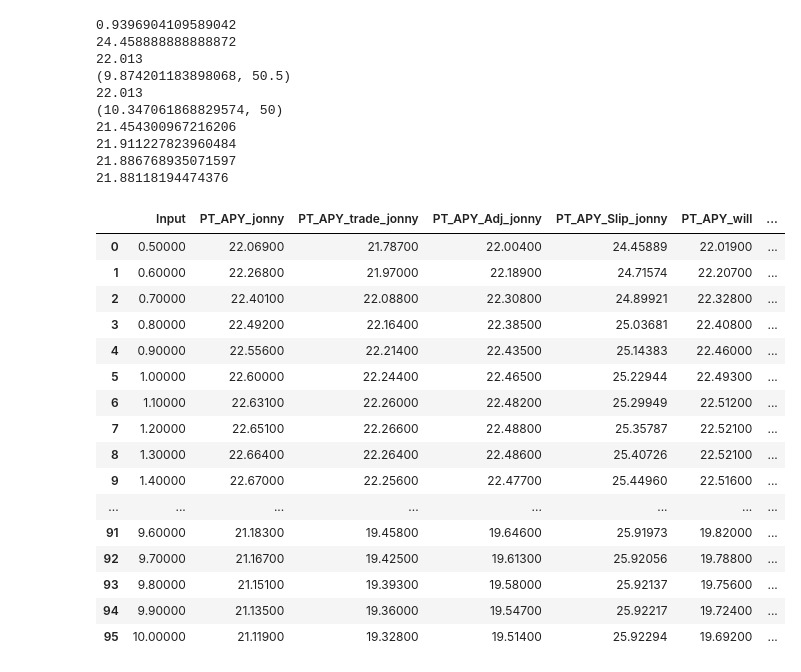
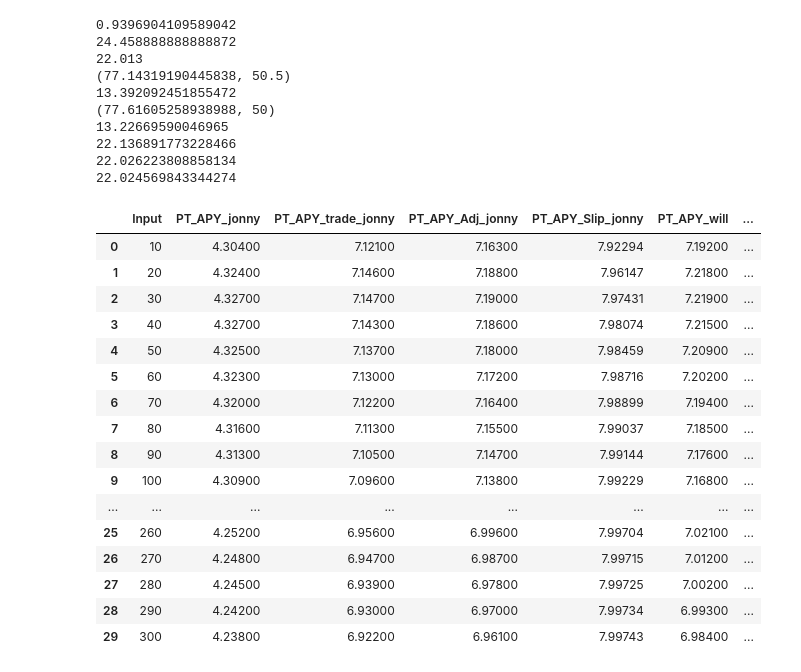
Before and after one commit to delvtech/agent0, a Jupyter notebook: ytc_closed_form_calcs.ipynb, the cells around one changed output. Drawn from its saved outputs; the diff is of its cells as text; code cells hidden in the pictures.

```diff
--- a/ytc_closed_form_calcs.ipynb
+++ b/ytc_closed_form_calcs.ipynb
@@ -11,14 +11,14 @@ from PricingModels import *
 cols = ["apy","time_stretch","x_reserves","y_reserves","amount","apy_after_slippage","slippage"]
 data=[]
 for APY in np.arange(1, 51, 1):
-    time_stretch = 297.80126 /( 4.32257 * APY)
+    time_stretch = Element_Pricing_Model.calc_time_stretch(APY)
     days_until_maturity = 90
     t = days_until_maturity/(365*time_stretch)
     T = days_until_maturity/365
     g = .1
     y_reserves = 1
     x_reserves = Element_Pricing_Model.calc_x_reserves(APY,y_reserves,days_until_maturity,time_stretch)
-    total_supply=x_reserves
+    total_supply=x_reserves+y_reserves
     max_trade = Element_Pricing_Model.calc_max_trade(y_reserves+total_supply,x_reserves,t)-.0001
     for amount in np.arange(max_trade, max_trade/100, -max_trade/100):
         (without_fee_or_slippage,with_fee,without_fee,fee) = Element_Pricing_Model.calc_out_given_in(amount,y_reserves+total_supply,x_reserves,"base",g,t)
@@ -112,7 +112,7 @@ APY_speculated = 30
 APY_target = 40
 term_length = 90
 liquidity = 50
-time_stretch = 8
+time_stretch = Element_Pricing_Model.calc_time_stretch(APY_speculated)
 gas_fee = 0.0019
 input_amount = .5
 N= 10
@@ -133,7 +133,7 @@ pt_apy = (1- output_amount/input_amount)/T * 100
 print(pt_apy)
 
 y_after=liquidity+input_amount
-x_after=y_after/((1-T*(pt_apy/100))**(-1/t)-1)
+x_after=Element_Pricing_Model.calc_x_reserves(pt_apy,y_after,term_length,time_stretch)
 print((x_after,y_after))
 print((1-1/(pow((y_after+x_after)/x_after,t)))/T *100)
 y_before=liquidity
@@ -142,7 +142,7 @@ print((x_before,y_before))
 pt_apy_before = (1-1/(pow((y_before+x_before)/x_before,t)))/T *100
 print(pt_apy_before)
 
-total_supply = x_after
+total_supply = x_after+y_after
 k = (y_after + total_supply)**(1-t) + x_after**(1-t)
 j = input_amount
 #i = x_after - pow(k-pow(y_after + total_supply + j,1-t),1/(1-t))
@@ -154,13 +154,13 @@ print((1-(j / i))/T * 100 + (1-1/(pow((y_before+x_before)/x_before,t)))/T)
 0.9396904109589042
 24.458888888888872
 22.013
-(9.874201183898068, 50.5)
-22.013
-(10.347061868829574, 50)
-21.454300967216206
-21.911227823960484
-21.886768935071597
-21.88118194474376
+(77.14319190445838, 50.5)
+13.392092451855472
+(77.61605258938988, 50)
+13.22669590046965
+22.136891773228466
+22.026223808858134
+22.024569843344274
 # %%
 import pandas as pd
 import numpy as np
@@ -171,12 +171,10 @@ def jonny(speculated_interest=8,input_amount=.5,\
           gas_fee=0.0019,target_interest=16):
     t = (days_maturity-days_matured) / (365 * time_stretch)
     T = (days_maturity-days_matured) / 365
-    y_start = liquidity
     g = .1
     accumulated_interest = input_amount * days_matured/365 * speculated_interest/100
     A = ((input_amount)*(speculated_interest/100)*T-(target_interest/1000)*input_amount*T-gas_fee)/input_amount
     resulting_pt_apy = A/T*100
-    x_start=y_start/((1-T*(resulting_pt_apy/100))**(-1/t)-1)
     unit_price = 1-A
     expenditure=input_amount-unit_price*input_amount+gas_fee+accumulated_interest
     received = (input_amount * speculated_interest / 100) * (days_maturity) / 365
@@ -187,8 +185,8 @@ def jonny(speculated_interest=8,input_amount=.5,\
     # calculate pre-slippage
     pt_apy = (1- output_amount/input_amount)/T * 100
     y_after=liquidity+input_amount
-    x_after=y_after/((1-T*(pt_apy/100))**(-1/t)-1)
-    total_supply = x_after
+    x_after=Element_Pricing_Model.calc_x_reserves(pt_apy,y_after,(days_maturity - days_matured),time_stretch)
+    total_supply = x_after + y_after
     k = (y_after + total_supply)**(1-t) + x_after**(1-t)
     j = input_amount
     i = y_after + total_supply - pow(k-pow(x_after + j,1-t),1/(1-t))
@@ -202,7 +200,7 @@ def jonny(speculated_interest=8,input_amount=.5,\
     #slippage_ratio = APY_slippage/APY
     #slippage_ratio/APY_slippage = 1/APY
     #APY_slippage/slippage_ratio = APY
-    slippage_ratio = 1.26110 * (input_amount/max_trade) + 0.99053
+    slippage_ratio =  0.68583 * (input_amount/max_trade) + 0.99201
 
 
     row = []
@@ -250,8 +248,8 @@ def will(yield_interest = 8, starting_fyt_interest = 1,
     applied_interest = (days_maturity - days_matured) / 365 * current_interest
 
     y_start = liquidity
-    x_start = y_start/((1-applied_interest/100)**(-1/t)-1)
-    total_supply = x_start
+    x_start = Element_Pricing_Model.calc_x_reserves(current_interest,y_start,(days_maturity - days_matured),time_stretch)
+    total_supply = x_start + y_start
 
     k = (y_start + total_supply)**(1-t) + x_start**(1-t)
     j = input_amount - accumulated_interest
@@ -280,17 +278,17 @@ def will(yield_interest = 8, starting_fyt_interest = 1,
 
     current_interest = current_interest - step_size
 # %%
-APY_speculated = 30
-APY_target = 40
+APY_speculated = 10
+APY_target = 20
 term_length = 90
-liquidity = 50
-time_stretch = 297.80126 /( 4.32257 * APY_speculated)
+liquidity = 10000000/2500
+time_stretch = Element_Pricing_Model.calc_time_stretch(APY_speculated)
 gas_fee = 0.0019
 input_amount = 5
 
 columns = ['Input','PT_APY_will', 'PT_Price_will', 'PT_APY_Slip_will', 'Spent_will', 'Received_will', 'Gain_will', 'APY_will']
 values = []
-for i in np.arange(.5, 10.1, .1):
+for i in np.arange(10, 301, 10):
   results = will(yield_interest=APY_speculated, \
                             input_amount = i, \
                             days_maturity = term_length, \
@@ -302,49 +300,49 @@ for i in np.arange(.5, 10.1, .1):
     values.append(results)
 
 df_will = pd.DataFrame(values, columns = columns)
 
 
 columns = ['Input','PT_APY_jonny','PT_APY_trade_jonny','PT_APY_Adj_jonny', 'PT_Price_jonny', 'PT_APY_Slip_jonny', 'Spent_jonny', 'Received_jonny', 'Gain_jonny', 'APY_jonny']
 values = []
-for i in np.arange(.5, 10.1, .1):
+for i in np.arange(10, 301, 10):
   results = jonny(speculated_interest=APY_speculated, \
                                 input_amount = i, \
                                 days_maturity = term_length, \
                                 days_matured = 0,\
                                 liquidity = liquidity, \
                                 time_stretch = time_stretch, \
                                 target_interest=APY_target)
   if results is not None:
     values.append(results)
 
 df_jonny = pd.DataFrame(values, columns = columns)
 df_jonny.set_index('Input')
 
 df = df_jonny.join(df_will.set_index('Input'),on='Input')
 df['PT_APY_Delta'] = df['PT_APY_will'] - df['PT_APY_jonny']
 df['PT_APY_Trade_Delta'] = df['PT_APY_will'] - df['PT_APY_trade_jonny']
 df['PT_APY_Adj_Delta'] = df['PT_APY_will'] - df['PT_APY_Adj_jonny']
 df = df.drop(columns=['PT_Price_jonny','Spent_jonny','Received_jonny','Gain_jonny','APY_jonny','PT_Price_will','Spent_will','Received_will','Gain_will','APY_will'])
 pd.set_option('display.max_rows', None)
 pd.set_option('display.float_format', '{:.5f}'.format)
 df
 # %% [output]
 |  | Input | PT_APY_jonny | PT_APY_trade_jonny | PT_APY_Adj_jonny | PT_APY_Slip_jonny | PT_APY_will | ... |
-| 0 | 0.50000 | 22.06900 | 21.78700 | 22.00400 | 24.45889 | 22.01900 | ... |
-| 1 | 0.60000 | 22.26800 | 21.97000 | 22.18900 | 24.71574 | 22.20700 | ... |
-| 2 | 0.70000 | 22.40100 | 22.08800 | 22.30800 | 24.89921 | 22.32800 | ... |
-| 3 | 0.80000 | 22.49200 | 22.16400 | 22.38500 | 25.03681 | 22.40800 | ... |
-| 4 | 0.90000 | 22.55600 | 22.21400 | 22.43500 | 25.14383 | 22.46000 | ... |
-| 5 | 1.00000 | 22.60000 | 22.24400 | 22.46500 | 25.22944 | 22.49300 | ... |
-| 6 | 1.10000 | 22.63100 | 22.26000 | 22.48200 | 25.29949 | 22.51200 | ... |
-| 7 | 1.20000 | 22.65100 | 22.26600 | 22.48800 | 25.35787 | 22.52100 | ... |
-| 8 | 1.30000 | 22.66400 | 22.26400 | 22.48600 | 25.40726 | 22.52100 | ... |
-| 9 | 1.40000 | 22.67000 | 22.25600 | 22.47700 | 25.44960 | 22.51600 | ... |
+| 0 | 10 | 4.30400 | 7.12100 | 7.16300 | 7.92294 | 7.19200 | ... |
+| 1 | 20 | 4.32400 | 7.14600 | 7.18800 | 7.96147 | 7.21800 | ... |
+| 2 | 30 | 4.32700 | 7.14700 | 7.19000 | 7.97431 | 7.21900 | ... |
+| 3 | 40 | 4.32700 | 7.14300 | 7.18600 | 7.98074 | 7.21500 | ... |
+| 4 | 50 | 4.32500 | 7.13700 | 7.18000 | 7.98459 | 7.20900 | ... |
+| 5 | 60 | 4.32300 | 7.13000 | 7.17200 | 7.98716 | 7.20200 | ... |
+| 6 | 70 | 4.32000 | 7.12200 | 7.16400 | 7.98899 | 7.19400 | ... |
+| 7 | 80 | 4.31600 | 7.11300 | 7.15500 | 7.99037 | 7.18500 | ... |
+| 8 | 90 | 4.31300 | 7.10500 | 7.14700 | 7.99144 | 7.17600 | ... |
+| 9 | 100 | 4.30900 | 7.09600 | 7.13800 | 7.99229 | 7.16800 | ... |
 | ... | ... | ... | ... | ... | ... | ... | ... |
-| 91 | 9.60000 | 21.18300 | 19.45800 | 19.64600 | 25.91973 | 19.82000 | ... |
-| 92 | 9.70000 | 21.16700 | 19.42500 | 19.61300 | 25.92056 | 19.78800 | ... |
-| 93 | 9.80000 | 21.15100 | 19.39300 | 19.58000 | 25.92137 | 19.75600 | ... |
-| 94 | 9.90000 | 21.13500 | 19.36000 | 19.54700 | 25.92217 | 19.72400 | ... |
-| 95 | 10.00000 | 21.11900 | 19.32800 | 19.51400 | 25.92294 | 19.69200 | ... |
+| 25 | 260 | 4.25200 | 6.95600 | 6.99600 | 7.99704 | 7.02100 | ... |
+| 26 | 270 | 4.24800 | 6.94700 | 6.98700 | 7.99715 | 7.01200 | ... |
+| 27 | 280 | 4.24500 | 6.93900 | 6.97800 | 7.99725 | 7.00200 | ... |
+| 28 | 290 | 4.24200 | 6.93000 | 6.97000 | 7.99734 | 6.99300 | ... |
+| 29 | 300 | 4.23800 | 6.92200 | 6.96100 | 7.99743 | 6.98400 | ... |
 # %%
 pd.reset_option('display.max_rows')
```
Also changed, not shown: parts of 4 cells of this notebook.
